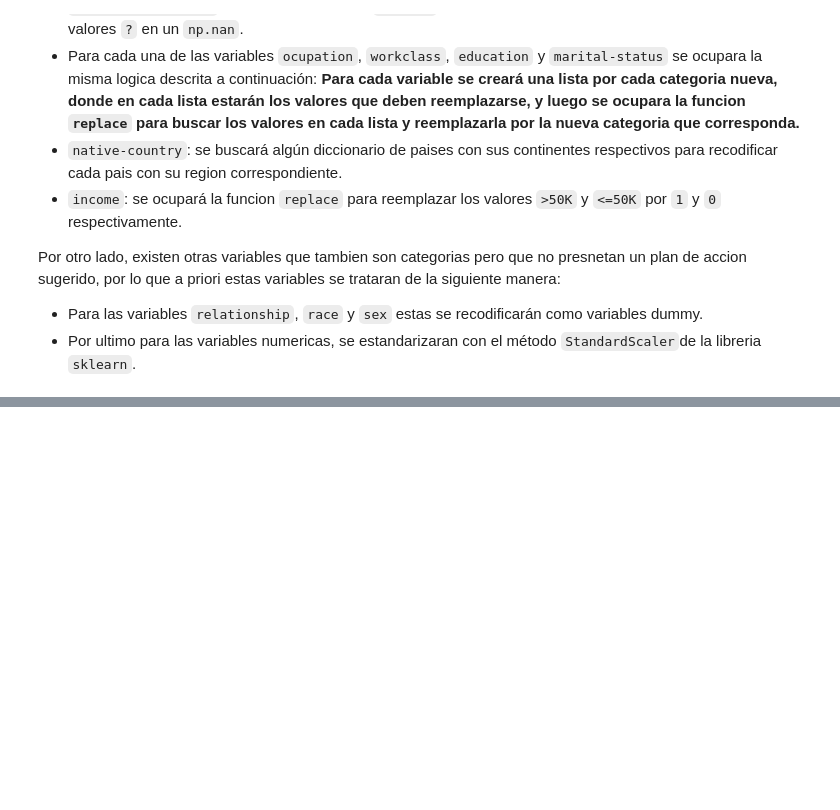
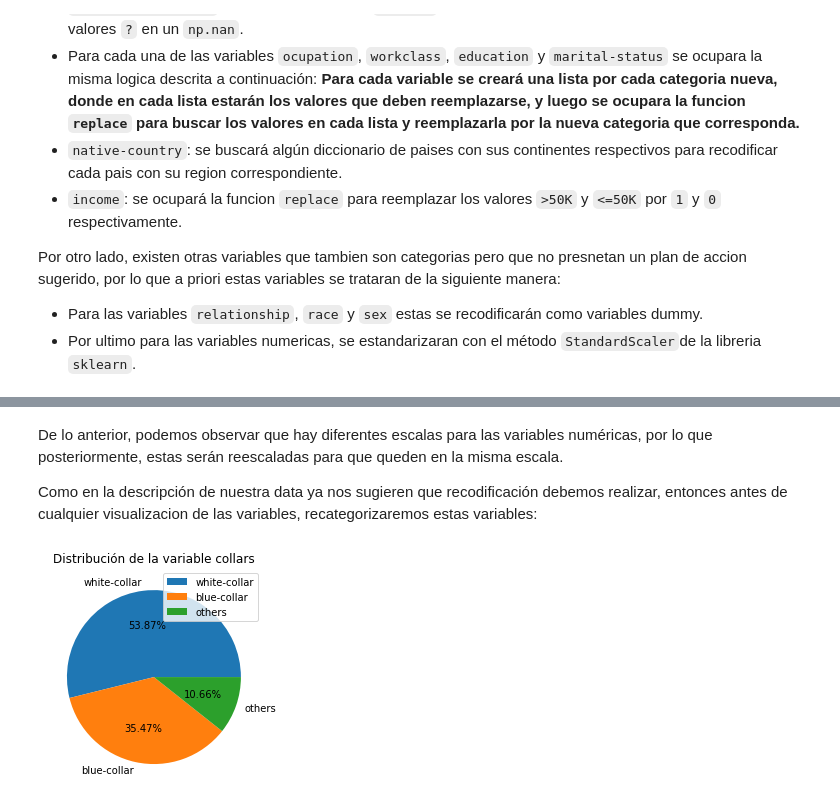
Before and after one commit to rodrigobarrazads/prueba2, a Jupyter notebook: Modulo2/Prueba/main_income.ipynb, the cells around one changed output, grey strips where cells are left out. Saved outputs shown, nothing was run; the diff lists cells and outputs as text; code cells hidden in the pictures; blank space fills up the shorter version.

```diff
--- a/Modulo2/Prueba/main_income.ipynb
+++ b/Modulo2/Prueba/main_income.ipynb
@@ -118,0 +239,3 @@ Por otro lado, existen otras variables que tambien son categorias pero que no pr
+# %%
+df = df.dropna()
+porcentaje_null(df)
@@ -118,0 +284,17 @@ Por otro lado, existen otras variables que tambien son categorias pero que no pr
+# %% [markdown]
+De lo anterior, podemos observar que hay diferentes escalas para las variables numéricas, por lo que posteriormente, estas serán reescaladas para que queden en la misma escala.
+
+Como en la descripción de nuestra data ya nos sugieren que recodificación debemos realizar, entonces antes de cualquier visualizacion de las variables, recategorizaremos estas variables:
+# %%
+# Recodificacion de variable occupation
+
+collars = {'white-collar': ['Prof-specialty', 'Exec-managerial', 'Adm-clerical', 'Sales', 'Tech-support'],
+          'blue-collar': ['Craft-repair', 'Machine-op-inspct', 'Transport-moving','Handlers-cleaners', 'Farming-fishing', 'Protective-serv', 'Priv-house-serv'],
+          'others': ['Other-service', 'Armed-Forces']
+}
+
+df['collars'] = recodificar(df, 'occupation', collars)
+
+graf_pie(df, 'collars')
+# %% [output]
+[figure, added]
```
Also changed, not shown: parts of 63 cells of this notebook, 2 other files.
